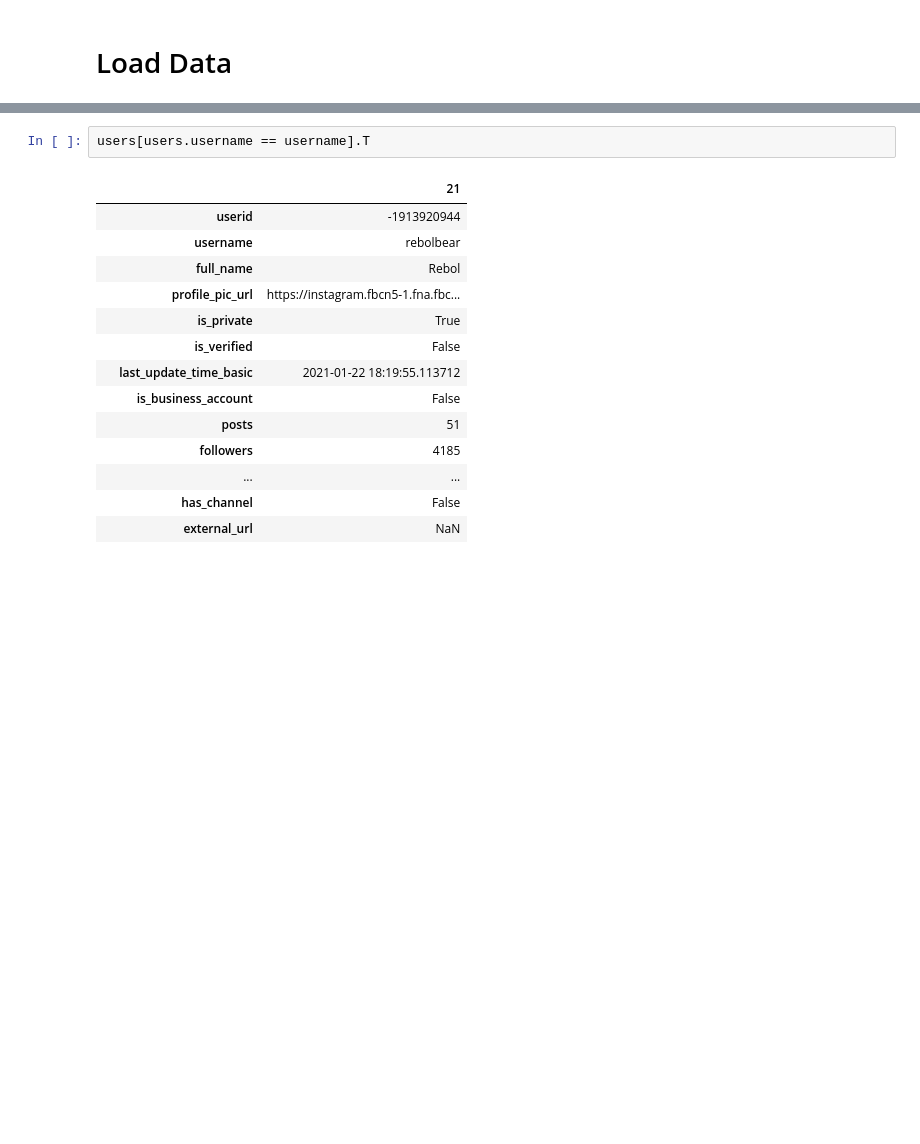
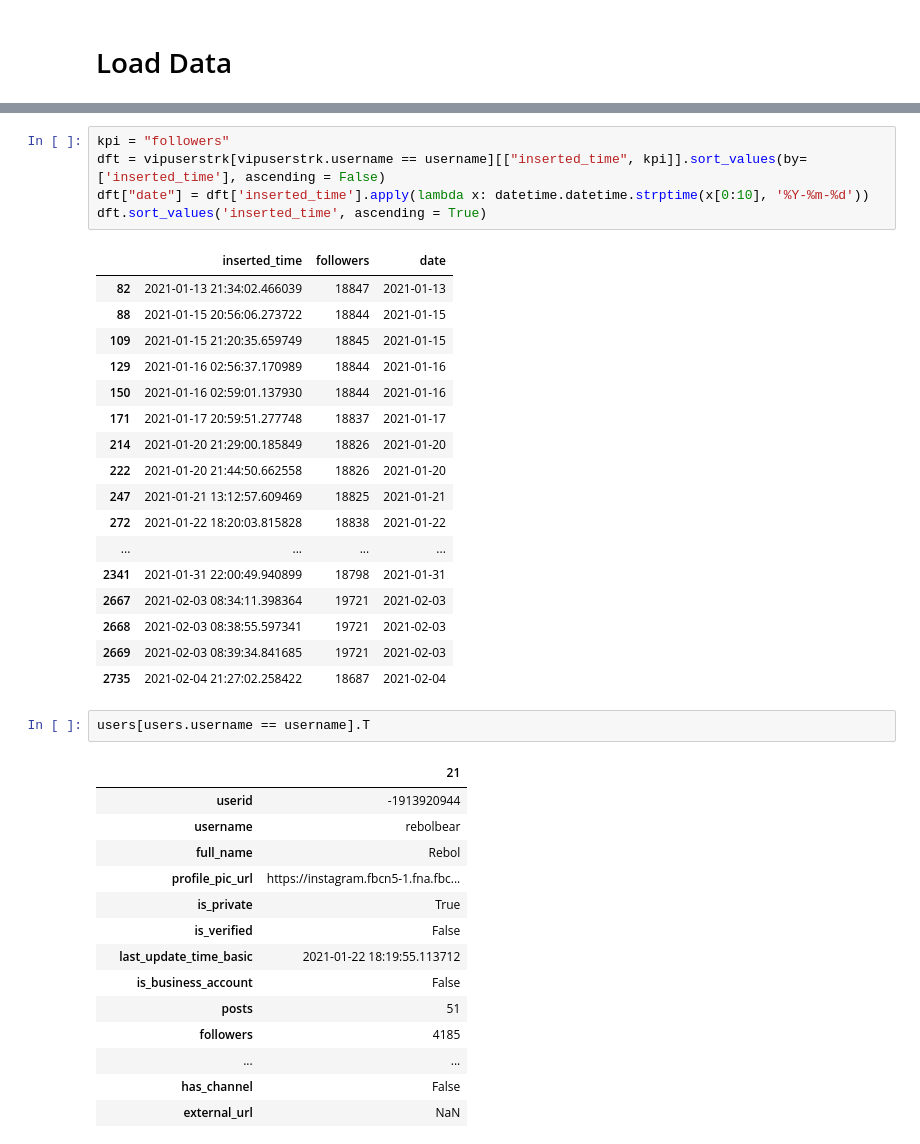
Before and after one commit to davidreboloperez/davidreboloperez.github.io, a Jupyter notebook: IGAI_Results_Pipeline.ipynb, the cells around one changed output, grey strips where cells are left out. Cells and saved outputs as stored; diff of their text form; blank space fills up the shorter version.

```diff
--- a/IGAI_Results_Pipeline.ipynb
+++ b/IGAI_Results_Pipeline.ipynb
@@ -57,3 +68,26 @@ plt.xticks(rotation=90)
+# %%
+kpi = "followers"
+dft = vipuserstrk[vipuserstrk.username == username][["inserted_time", kpi]].sort_values(by=['inserted_time'], ascending = False)
+dft["date"] = dft['inserted_time'].apply(lambda x: datetime.datetime.strptime(x[0:10], '%Y-%m-%d'))
+dft.sort_values('inserted_time', ascending = True)
+# %% [output]
+|  | inserted_time | followers | date |
+| 82 | 2021-01-13 21:34:02.466039 | 18847 | 2021-01-13 |
+| 88 | 2021-01-15 20:56:06.273722 | 18844 | 2021-01-15 |
+| 109 | 2021-01-15 21:20:35.659749 | 18845 | 2021-01-15 |
+| 129 | 2021-01-16 02:56:37.170989 | 18844 | 2021-01-16 |
+| 150 | 2021-01-16 02:59:01.137930 | 18844 | 2021-01-16 |
+| 171 | 2021-01-17 20:59:51.277748 | 18837 | 2021-01-17 |
+| 214 | 2021-01-20 21:29:00.185849 | 18826 | 2021-01-20 |
+| 222 | 2021-01-20 21:44:50.662558 | 18826 | 2021-01-20 |
+| 247 | 2021-01-21 13:12:57.609469 | 18825 | 2021-01-21 |
+| 272 | 2021-01-22 18:20:03.815828 | 18838 | 2021-01-22 |
+| ... | ... | ... | ... |
+| 2341 | 2021-01-31 22:00:49.940899 | 18798 | 2021-01-31 |
+| 2667 | 2021-02-03 08:34:11.398364 | 19721 | 2021-02-03 |
+| 2668 | 2021-02-03 08:38:55.597341 | 19721 | 2021-02-03 |
+| 2669 | 2021-02-03 08:39:34.841685 | 19721 | 2021-02-03 |
+| 2735 | 2021-02-04 21:27:02.258422 | 18687 | 2021-02-04 |
 # %%
 users[users.username == username].T
 # %% [output]
```
Also changed, not shown: parts of 6 cells of this notebook, 10 other files.
